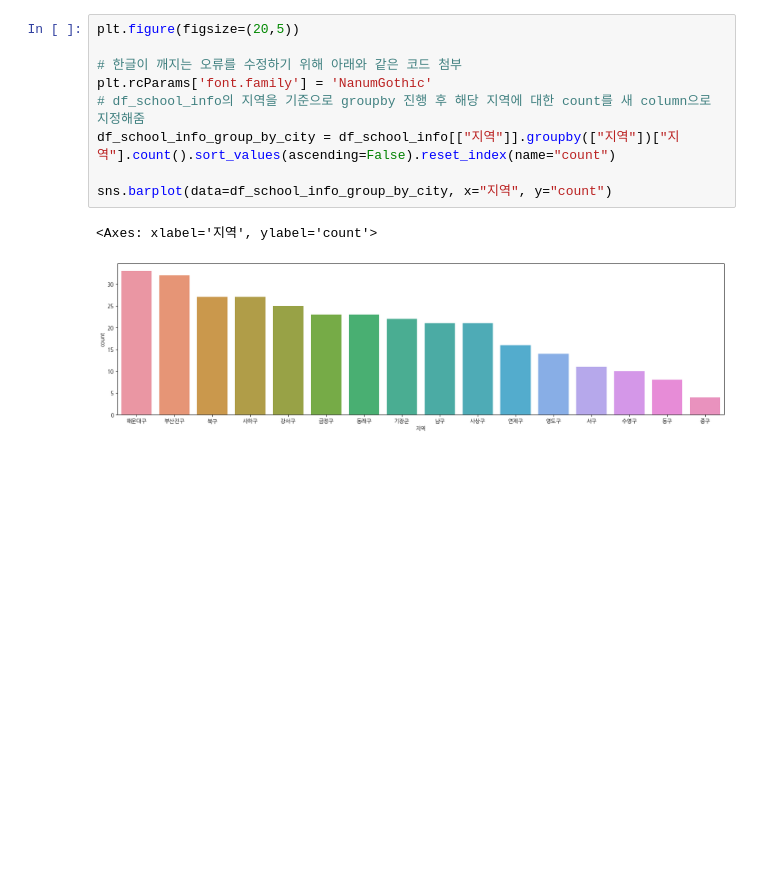
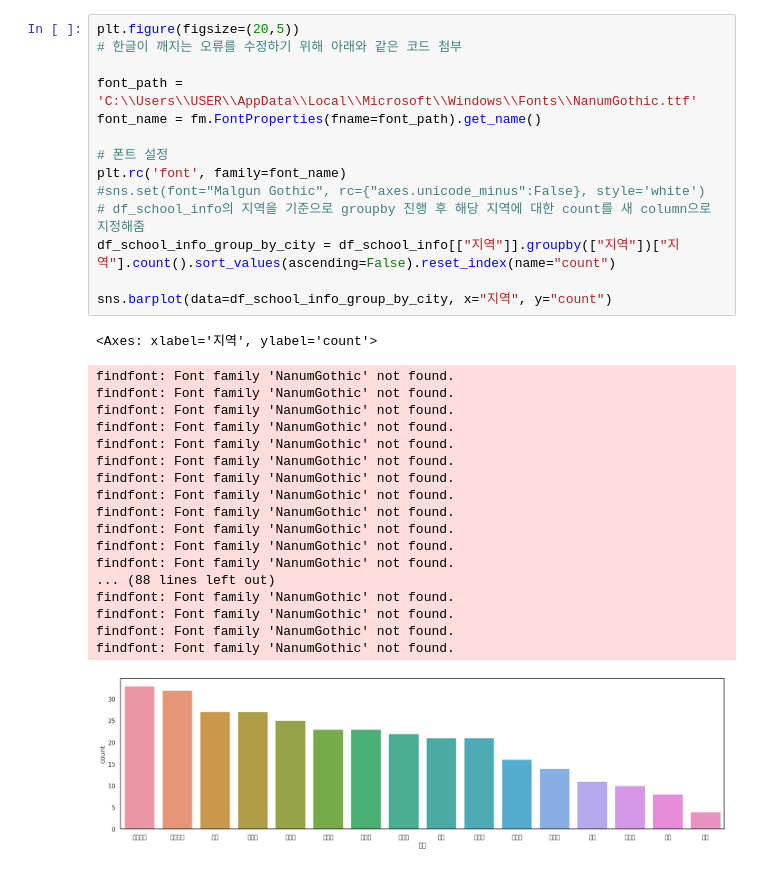
Before and after one commit to ara610/wp, a Jupyter notebook: DataScience/data.ipynb, the cells around one changed output. Drawn from its saved outputs; the diff is of its cells as text; blank space fills up the shorter version.

```diff
--- a/DataScience/data.ipynb
+++ b/DataScience/data.ipynb
@@ -23,12 +59,34 @@ Name: 지역, Length: 318, dtype: object
 # %%
 plt.figure(figsize=(20,5))
+# 한글이 깨지는 오류를 수정하기 위해 아래와 같은 코드 첨부
 
-# 한글이 깨지는 오류를 수정하기 위해 아래와 같은 코드 첨부
-plt.rcParams['font.family'] = 'NanumGothic'
+font_path = 'C:\\Users\\USER\\AppData\\Local\\Microsoft\\Windows\\Fonts\\NanumGothic.ttf'
+font_name = fm.FontProperties(fname=font_path).get_name()
+
+# 폰트 설정
+plt.rc('font', family=font_name)
+#sns.set(font="Malgun Gothic", rc={"axes.unicode_minus":False}, style='white')
 # df_school_info의 지역을 기준으로 groupby 진행 후 해당 지역에 대한 count를 새 column으로 지정해줌
 df_school_info_group_by_city = df_school_info[["지역"]].groupby(["지역"])["지역"].count().sort_values(ascending=False).reset_index(name="count")
 
 sns.barplot(data=df_school_info_group_by_city, x="지역", y="count")
 # %% [output]
 <Axes: xlabel='지역', ylabel='count'>
+findfont: Font family 'NanumGothic' not found.
+findfont: Font family 'NanumGothic' not found.
+findfont: Font family 'NanumGothic' not found.
+findfont: Font family 'NanumGothic' not found.
+findfont: Font family 'NanumGothic' not found.
+findfont: Font family 'NanumGothic' not found.
+findfont: Font family 'NanumGothic' not found.
+findfont: Font family 'NanumGothic' not found.
+findfont: Font family 'NanumGothic' not found.
+findfont: Font family 'NanumGothic' not found.
+findfont: Font family 'NanumGothic' not found.
+findfont: Font family 'NanumGothic' not found.
+... (88 lines left out)
+findfont: Font family 'NanumGothic' not found.
+findfont: Font family 'NanumGothic' not found.
+findfont: Font family 'NanumGothic' not found.
+findfont: Font family 'NanumGothic' not found.
-[figure, old version]
+[figure, new version]
```
Also changed, not shown: parts of 5 cells of this notebook, 2 other files.
